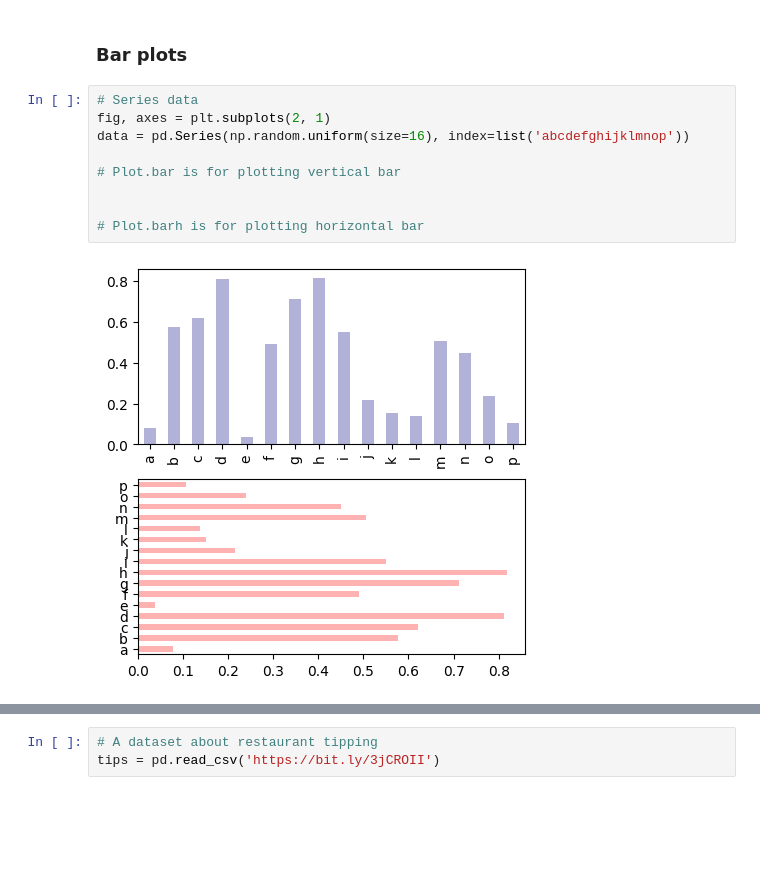
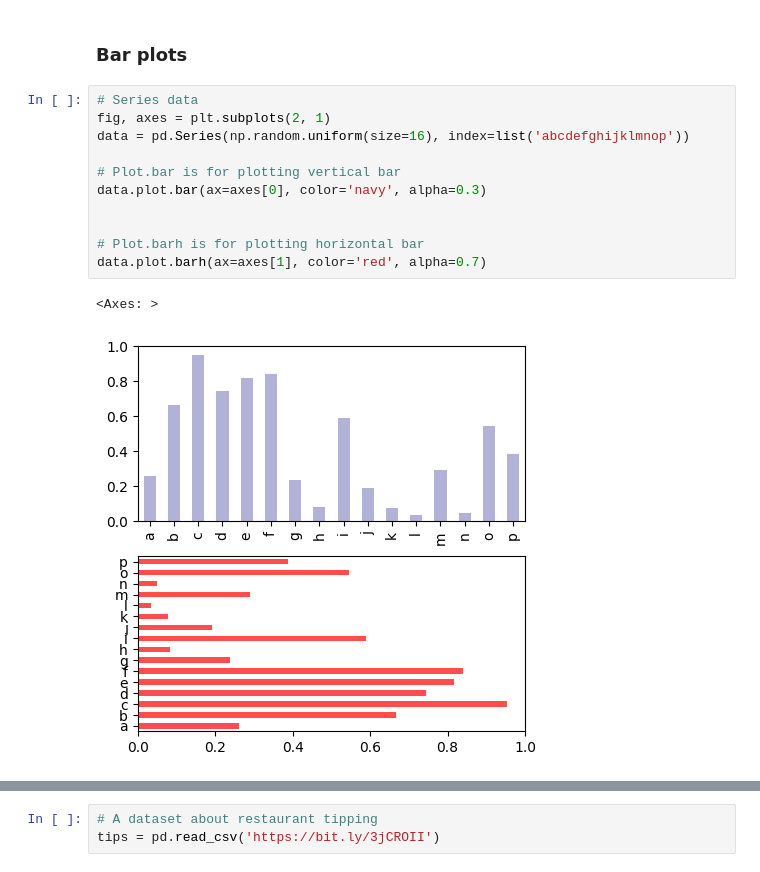
Before and after one commit to Fattestalen/stqd6014, a Jupyter notebook: “P146667_03_Week12_Plotting_Visualization_20241224_WC_ipynb”的副本.ipynb, the cells around one changed output, grey strips where cells are left out. Cells and saved outputs as stored; diff of their text form; blank space fills up the shorter version.

```diff
--- a/“P146667_03_Week12_Plotting_Visualization_20241224_WC_ipynb”的副本.ipynb
+++ b/“P146667_03_Week12_Plotting_Visualization_20241224_WC_ipynb”的副本.ipynb
@@ -412,14 +414,17 @@ df
 # %%
 # Series data
 fig, axes = plt.subplots(2, 1)
 data = pd.Series(np.random.uniform(size=16), index=list('abcdefghijklmnop'))
 
 # Plot.bar is for plotting vertical bar
+data.plot.bar(ax=axes[0], color='navy', alpha=0.3)
 
 
 # Plot.barh is for plotting horizontal bar
+data.plot.barh(ax=axes[1], color='red', alpha=0.7)
 # %% [output]
+<Axes: >
-[figure, old version]
+[figure, new version]
 # %%
 # Example DataFrame
 df = pd.DataFrame(np.random.uniform(size=(6, 4)),
```
Also changed, not shown: parts of 32 cells of this notebook.
